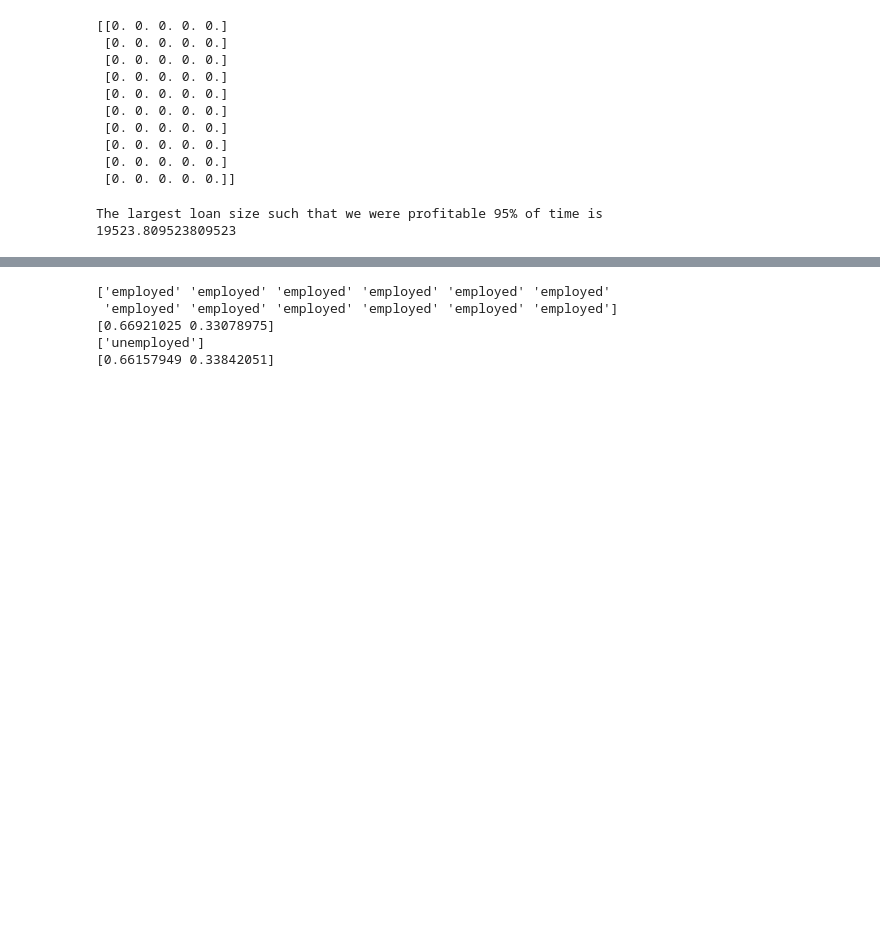
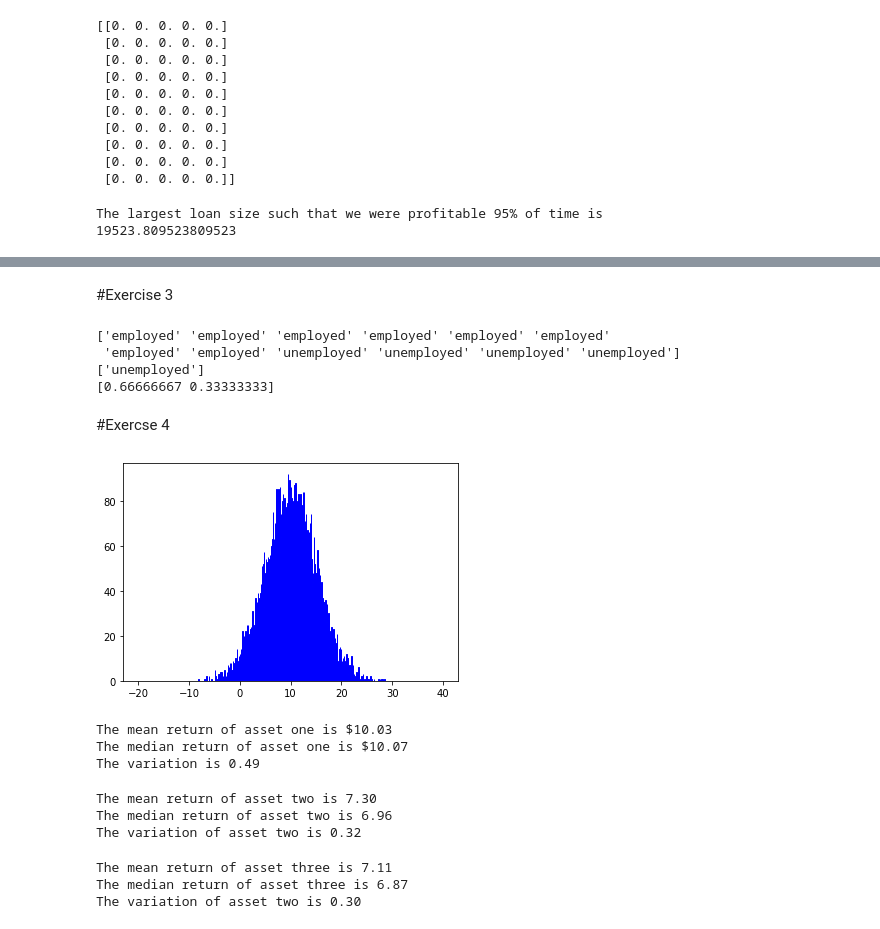
Before and after one commit to bmm23/PRL-winterbreak-work, a Jupyter notebook: randomness.ipynb, the cells around one changed output, grey strips where cells are left out. Saved outputs shown, nothing was run; the diff lists cells and outputs as text; code cells hidden in the pictures; blank space fills up the shorter version.

Commit message:
randomness completed

```diff
--- a/randomness.ipynb
+++ b/randomness.ipynb
@@ -192,3 +197,5 @@ print(variance())
+# %% [markdown]
+#Exercise 3
 # %%
 alpha = 0.05
 phi = 0.10
@@ -210,17 +217,17 @@ print(mc.simulate(12, init='employed'))
 x = x0
 for t in range(30):
     x = mc.P.T @ x
-print(x)
 
 print(mc.simulate(1, init='unemployed'))
 
 y = np.flip(x0)
-for t in range(30):
+for t in range(1000):
     y = mc.P.T @ y
 print(y)
 # %% [output]
 ['employed' 'employed' 'employed' 'employed' 'employed' 'employed'
- 'employed' 'employed' 'employed' 'employed' 'employed' 'employed']
-[0.66921025 0.33078975]
+ 'employed' 'employed' 'unemployed' 'unemployed' 'unemployed' 'unemployed']
 ['unemployed']
-[0.66157949 0.33842051]
+[0.66666667 0.33333333]
+# %% [markdown]
+#Exercse 4
@@ -226,0 +250,64 @@ print(y)
+# %%
+assetOneMu = 10
+assetOneStd = 5
+
+assetTwoK = 5.3
+assetTwoStd = 2
+
+assetThreeK = 5
+assetThreeStd = 2
+
+x = np.arange(-10, 30,1)
+np.random.seed(10)
+
+#creating a vector containing 10000
+#normally distributed random numbers
+y = norm.rvs(assetOneMu, assetOneStd, 10000)
+
+#creating bin
+bin = np.arange(-20,40,0.1)
+
+plt.hist(y, bins=bin, edgecolor='blue')
+plt.show()
+# %% [output]
+[figure, added]
+# %%
+print(f'The mean return of asset one is ${np.mean(y):.2f}')
+print(f'The median return of asset one is ${np.median(y):.2f}')
+print(f'The variation is {stats.variation(y):.2f}')
+# %% [output]
+The mean return of asset one is $10.03
+The median return of asset one is $10.07
+The variation is 0.49
+# %%
+alpha = 5.3
+loc = 2
+beta = 22
+data = stats.gamma.rvs(alpha, loc=loc, size=1000)
+mean = (np.mean(data))
+median = (np.median(data))
+var = stats.variation(data)
+
+print(f'The mean return of asset two is {mean:.2f}')
+print(f'The median return of asset two is {median:.2f}')
+print(f'The variation of asset two is {var:.2f}')
+# %% [output]
+The mean return of asset two is 7.30
+The median return of asset two is 6.96
+The variation of asset two is 0.32
+# %%
+alpha = 5
+loc = 2
+data = stats.gamma.rvs(alpha, loc=loc, size=1000)
+mean = (np.mean(data))
+median = (np.median(data))
+var = stats.variation(data)
+
+
+print(f'The mean return of asset three is {mean:.2f}')
+print(f'The median return of asset three is {median:.2f}')
+print(f'The variation of asset two is {var:.2f}')
+# %% [output]
+The mean return of asset three is 7.11
+The median return of asset three is 6.87
+The variation of asset two is 0.30
```
Also changed, not shown: parts of 12 cells of this notebook, 3 other files.
